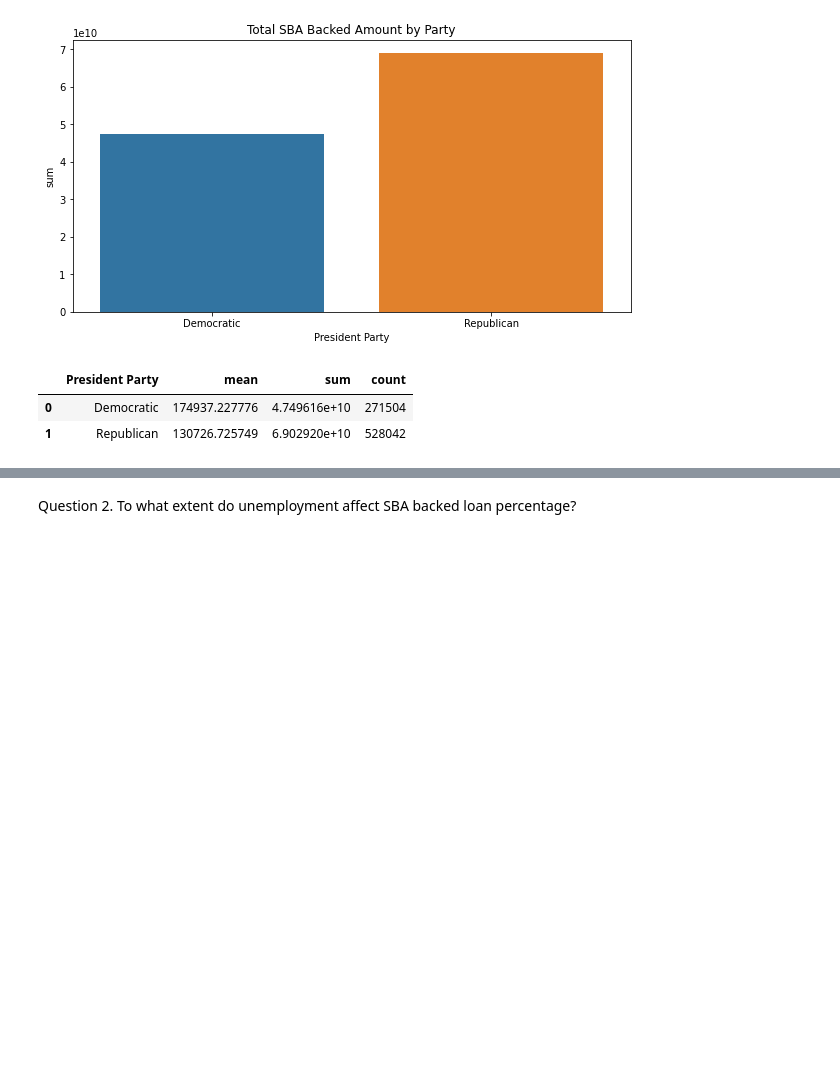
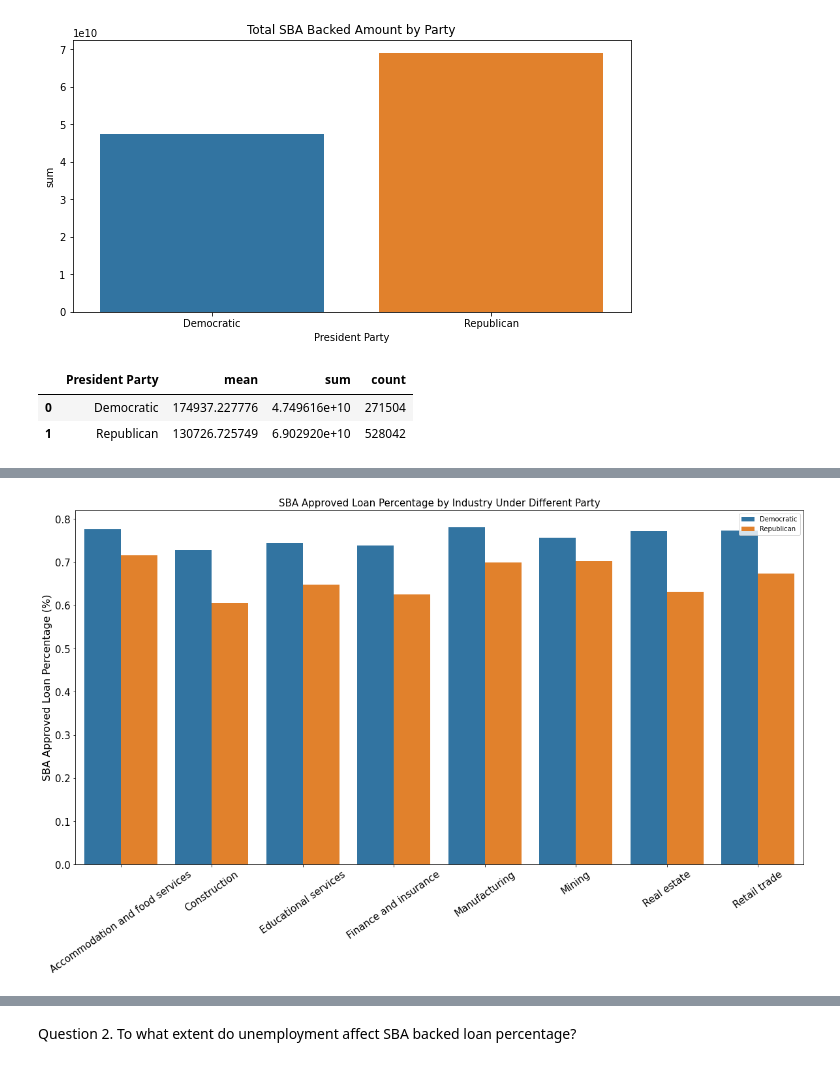
Before and after one commit to CIV2T1PEY/CIV1498-Group-Project, a Jupyter notebook: Python_YuLin.ipynb, the cells around one changed output, grey strips where cells are left out. Cells and saved outputs as stored; diff of their text form; code cells hidden in the pictures; blank space fills up the shorter version.

```diff
--- a/Python_YuLin.ipynb
+++ b/Python_YuLin.ipynb
@@ -307,0 +332,8 @@ Lastly, I want to analyze the
+# %%
+df_groupby_industry_and_party = new_df.groupby(['President Party', 'Industry']).agg({'SBA_backed_portion': ['mean','count'],'SBA_Appv':'sum'})
+df_groupby_industry_and_party = df_groupby_industry_and_party.reset_index()
+#Choose 8 industry to show in the graph
+chosen_industry = ['Accommodation and food services','Construction','Educational services','Finance and insurance','Manufacturing','Retail trade','Real estate and rental and leasing','Mining, quarrying, and oil and gas extraction']
+df_groupby_industry_and_party = df_groupby_industry_and_party[df_groupby_industry_and_party['Industry'].isin(chosen_industry)]
+df_groupby_industry_and_party['Industry'] = df_groupby_industry_and_party['Industry'].apply(lambda x: 'Mining' if x == 'Mining, quarrying, and oil and gas extraction' else x).apply(lambda x: 'Real estate' if x == 'Real estate and rental and leasing' else x)
+df_groupby_industry_and_party
@@ -307,0 +359,14 @@ Lastly, I want to analyze the
+# %%
+plt.figure(figsize=(20,10))
+plt.title('SBA Approved Loan Percentage by Industry Under Different Party',fontsize = 15)
+y = df_groupby_industry_and_party['SBA_backed_portion']['mean']
+ax3 = sns.barplot(x = 'Industry',y = y,data = df_groupby_industry_and_party, hue = 'President Party')
+plt.xlabel('', fontsize=15)
+plt.ylabel('SBA Approved Loan Percentage (%)', fontsize=16)
+plt.xticks(fontsize= 15)
+plt.yticks(fontsize= 15)
+ax3.legend()
+plt.xticks(rotation = 35)
+plt.show()
+# %% [output]
+[figure, added]
```
Also changed, not shown: parts of 6 cells of this notebook.
